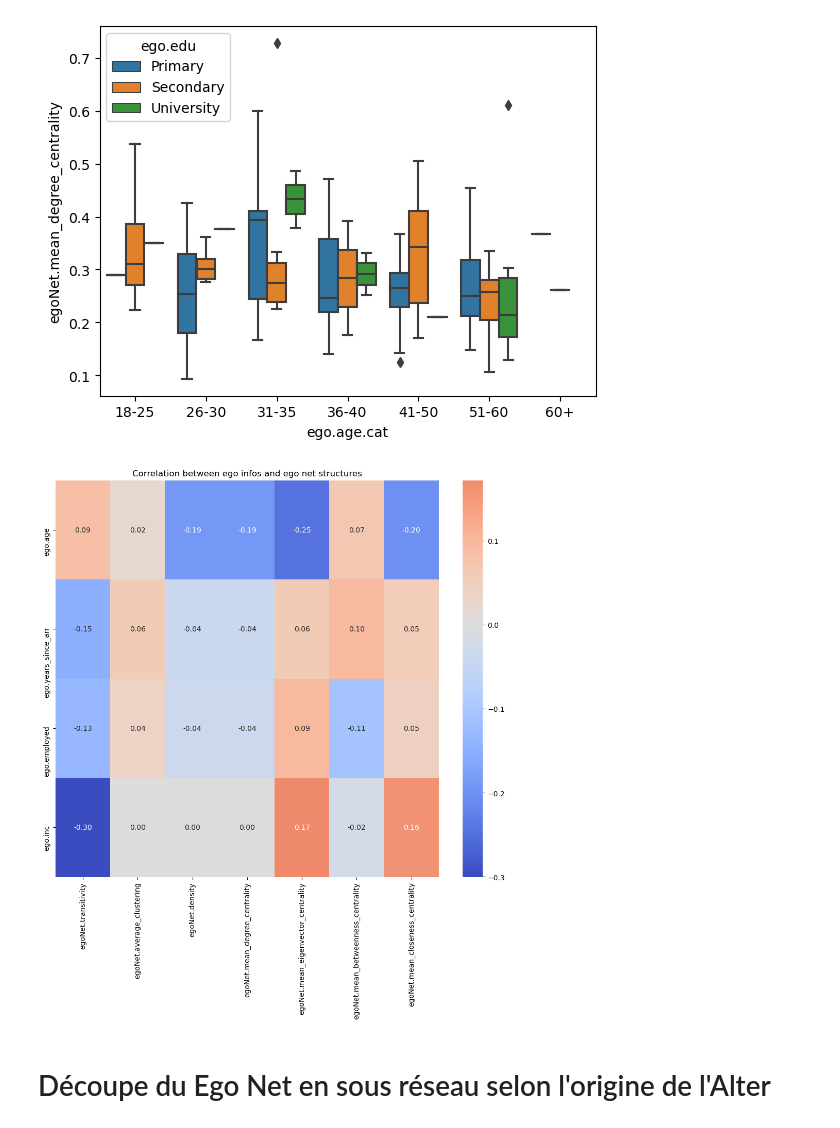
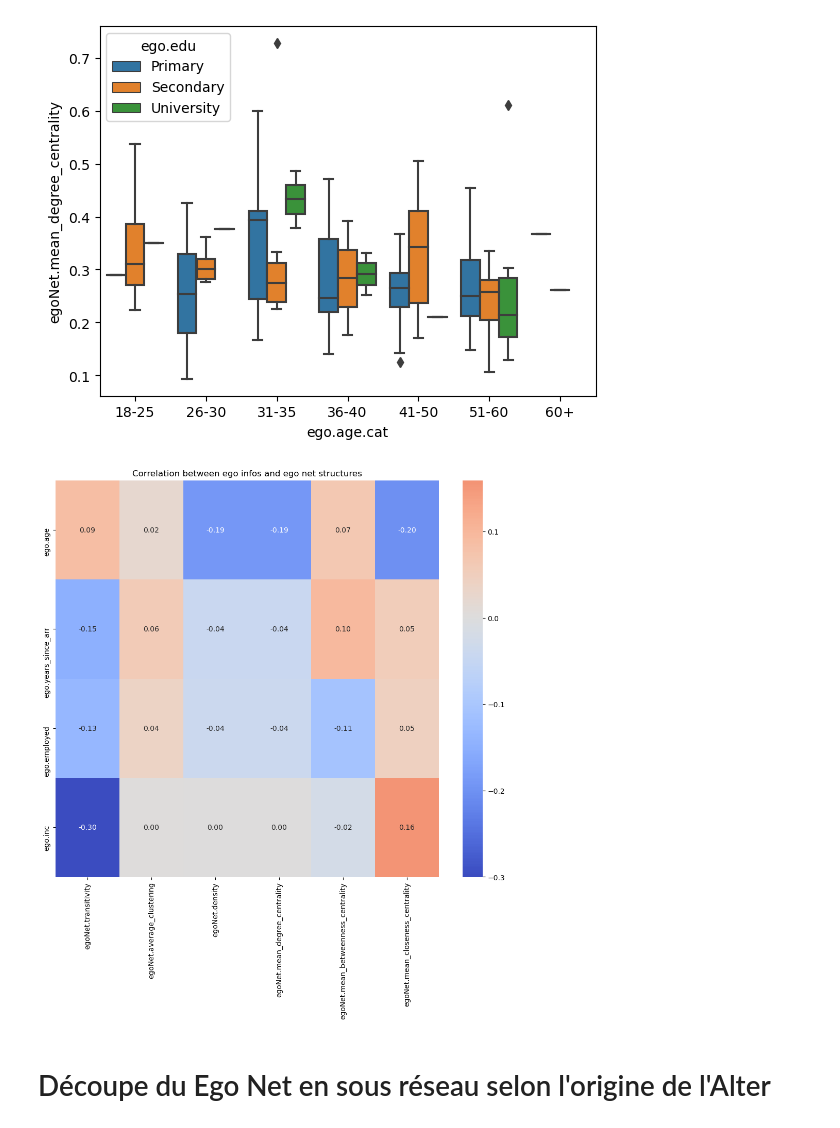
Before and after one commit to LeoMaurice/reseau_class, a Jupyter notebook: project_migrants/src/integration_analysis.ipynb, the cells around one changed output. Drawn from its saved outputs; the diff is of its cells as text; code cells hidden in the pictures.

```diff
--- a/project_migrants/src/integration_analysis.ipynb
+++ b/project_migrants/src/integration_analysis.ipynb
@@ -46,28 +46,2 @@ nx.draw(Egos.loc[149,"egoNet"])
 # %% [markdown]
 # Quelques statistiques structurelles sur les réseaux ego
-# %%
-# ---- Mean local structures
-nb_isolates = lambda net: len(list(nx.isolates(net)))
-Egos["egoNet.nb_isolates"] = Egos["egoNet"].apply(nb_isolates)
-# triads
-Egos["egoNet.transitivity"] = Egos["egoNet"].apply(nx.transitivity)
-
-Egos["egoNet.average_clustering"] = Egos["egoNet"].apply(nx.average_clustering)
-
-# ---- Global structures : cohesion
-Egos["egoNet.density"] = Egos["egoNet"].apply(nx.density)
-
-# ---- Global structures : connectivity -> not for undirected networks
-
-# ---- Global structures : centrality
-mean_degree_centrality = lambda net : np.mean(list(nx.degree_centrality(net).values()))
-Egos["egoNet.mean_degree_centrality"] = Egos["egoNet"].apply(mean_degree_centrality)
-
-mean_eigenvector_centrality = lambda net : np.mean(list(nx.eigenvector_centrality(net).values()))
-Egos["egoNet.mean_eigenvector_centrality"] = Egos["egoNet"].apply(mean_eigenvector_centrality)
-
-mean_betweenness_centrality = lambda net : np.mean(list(nx.betweenness_centrality(net).values()))
-Egos["egoNet.mean_betweenness_centrality"] = Egos["egoNet"].apply(mean_betweenness_centrality)
-
-mean_closeness_centrality = lambda net : np.mean(list(nx.closeness_centrality(net).values()))
-Egos["egoNet.mean_closeness_centrality"] = Egos["egoNet"].apply(mean_closeness_centrality)
@@ -98,31 +131,31 @@ sns.boxplot(data=Egos, x="ego.age.cat", y="egoNet.mean_degree_centrality", hue="
 # %%
 import seaborn as sns
 import pandas as pd
 import matplotlib.pyplot as plt
 
 # Assuming your dataframe is named Egos
 # Replace Egos with the name of your dataframe
 
 # Define variables for each group
 group1_vars = ['ego.age','ego.years_since_arr','ego.employed', 'ego.inc']
 group2_vars = ['egoNet.transitivity', 'egoNet.average_clustering', 'egoNet.density',
-               'egoNet.mean_degree_centrality', 'egoNet.mean_eigenvector_centrality',
+               'egoNet.mean_degree_centrality',
                'egoNet.mean_betweenness_centrality',
                'egoNet.mean_closeness_centrality']
 
 # Calculate correlation matrix between the two groups
 corr = Egos[group1_vars + group2_vars].corr()
 
 # Set up the matplotlib figure
 plt.figure(figsize=(12, 10))
 
 # Draw the heatmap
 sns.heatmap(corr.loc[group1_vars, group2_vars], cmap='coolwarm', annot=True, fmt=".2f", center=0)
 
 plt.title('Correlation between ego infos and ego net structures')
 plt.show()
 # %% [output]
-[figure, old version]
+[figure, new version]
 # %% [markdown]
 # Découpe du Ego Net en sous réseau selon l'origine de l'Alter
 # %% [markdown]
```
Also changed, not shown: parts of 16 cells of this notebook.
